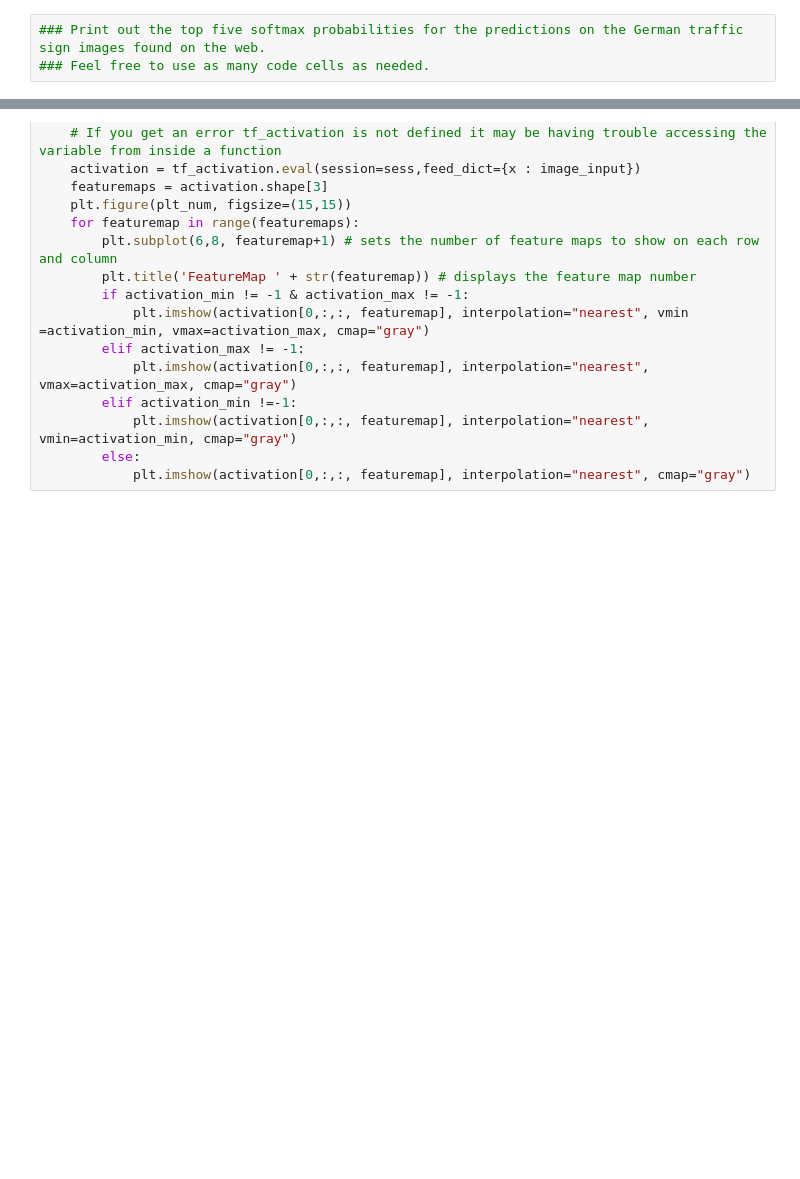
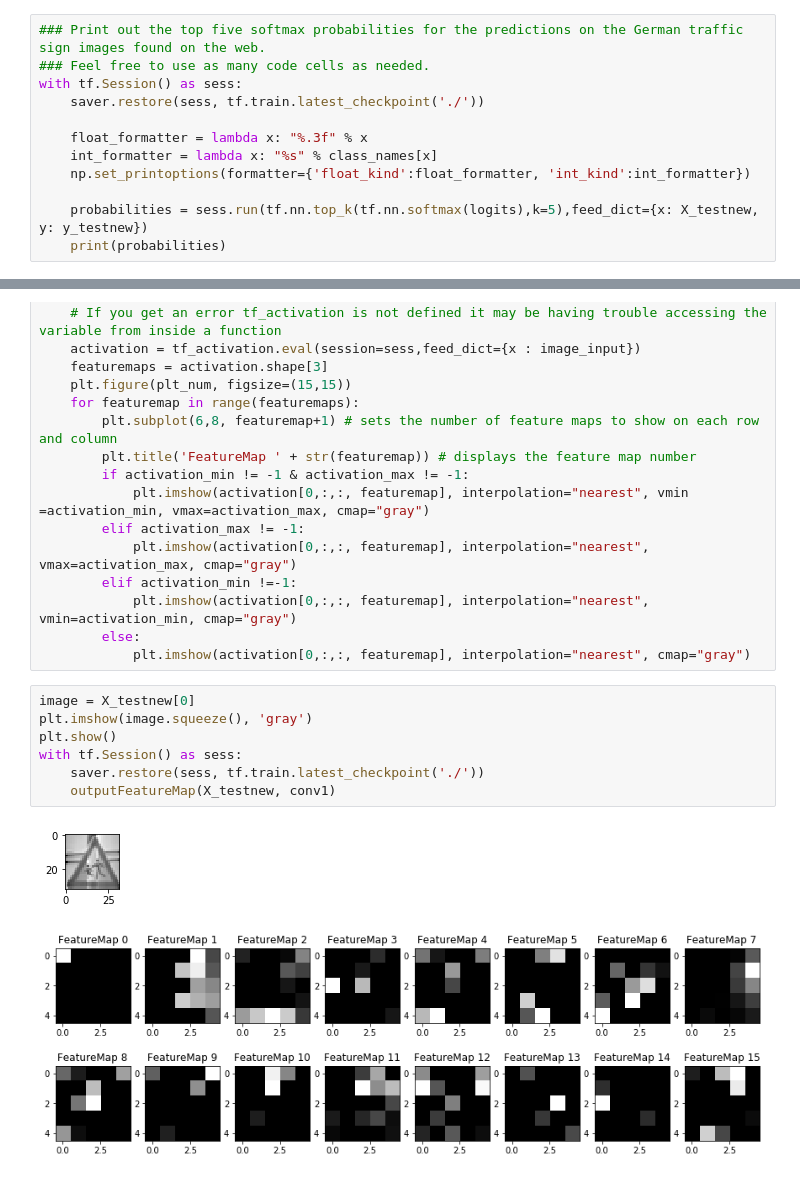
Before and after one commit to brightwellt/CarND-Traffic-Sign-Classifier-Project, a Jupyter notebook: Traffic_Sign_Classifier.ipynb, the cells around one changed output, grey strips where cells are left out. Drawn from its saved outputs; the diff is of its cells as text; blank space fills up the shorter version.

```diff
--- a/Traffic_Sign_Classifier.ipynb
+++ b/Traffic_Sign_Classifier.ipynb
@@ -600,3 +653,12 @@ Looking just at the first row we get `[ 0.34763842,  0.24879643,  0.12789202]`,
 # %%
 ### Print out the top five softmax probabilities for the predictions on the German traffic sign images found on the web.
 ### Feel free to use as many code cells as needed.
+with tf.Session() as sess:
+    saver.restore(sess, tf.train.latest_checkpoint('./'))
+
+    float_formatter = lambda x: "%.3f" % x
+    int_formatter = lambda x: "%s" % class_names[x]
+    np.set_printoptions(formatter={'float_kind':float_formatter, 'int_kind':int_formatter})
+
+    probabilities = sess.run(tf.nn.top_k(tf.nn.softmax(logits),k=5),feed_dict={x: X_testnew, y: y_testnew})
+    print(probabilities)
@@ -655,3 +732,13 @@ def outputFeatureMap(image_input, tf_activation, activation_min=-1, activation_m
             plt.imshow(activation[0,:,:, featuremap], interpolation="nearest", vmin=activation_min, cmap="gray")
         else:
             plt.imshow(activation[0,:,:, featuremap], interpolation="nearest", cmap="gray")
+# %%
+image = X_testnew[0]
+plt.imshow(image.squeeze(), 'gray')
+plt.show()
+with tf.Session() as sess:
+    saver.restore(sess, tf.train.latest_checkpoint('./'))
+    outputFeatureMap(X_testnew, conv1)
+# %% [output]
+[figure, added]
+[figure, added]
```
Also changed, not shown: parts of 21 cells of this notebook.
